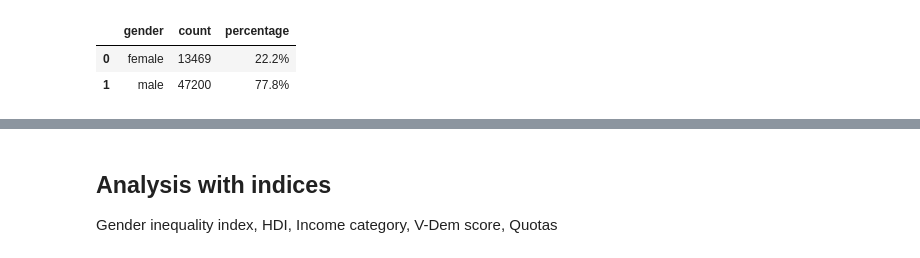
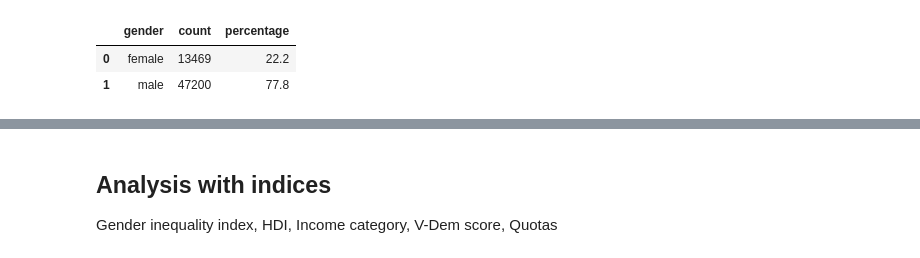
Before and after one commit to OjasSB/DS105, a Jupyter notebook: notebooks/gender.ipynb, the cells around one changed output, grey strips where cells are left out. Drawn from its saved outputs; the diff is of its cells as text; code cells hidden in the pictures.

```diff
--- a/notebooks/gender.ipynb
+++ b/notebooks/gender.ipynb
@@ -3,11 +4,11 @@ import pandas as pd
 df=pd.read_csv('../data/data.csv')
 # %%
 gender_df=df.groupby(df['gender']).count()[['name']]
-gender_df['percentage']=(gender_df['name']/gender_df['name'].sum()*100).round(1).astype(str) + '%'
+gender_df['percentage']=(gender_df['name']/gender_df['name'].sum()*100).round(1)
 gender_df.rename(columns={'name':'count'},inplace=True)
 gender_df.reset_index(inplace=True)
 gender_df
 # %% [output]
 |  | gender | count | percentage |
-| 0 | female | 13469 | 22.2% |
-| 1 | male | 47200 | 77.8% |
+| 0 | female | 13469 | 22.2 |
+| 1 | male | 47200 | 77.8 |
```
Also changed, not shown: parts of 15 cells of this notebook.
